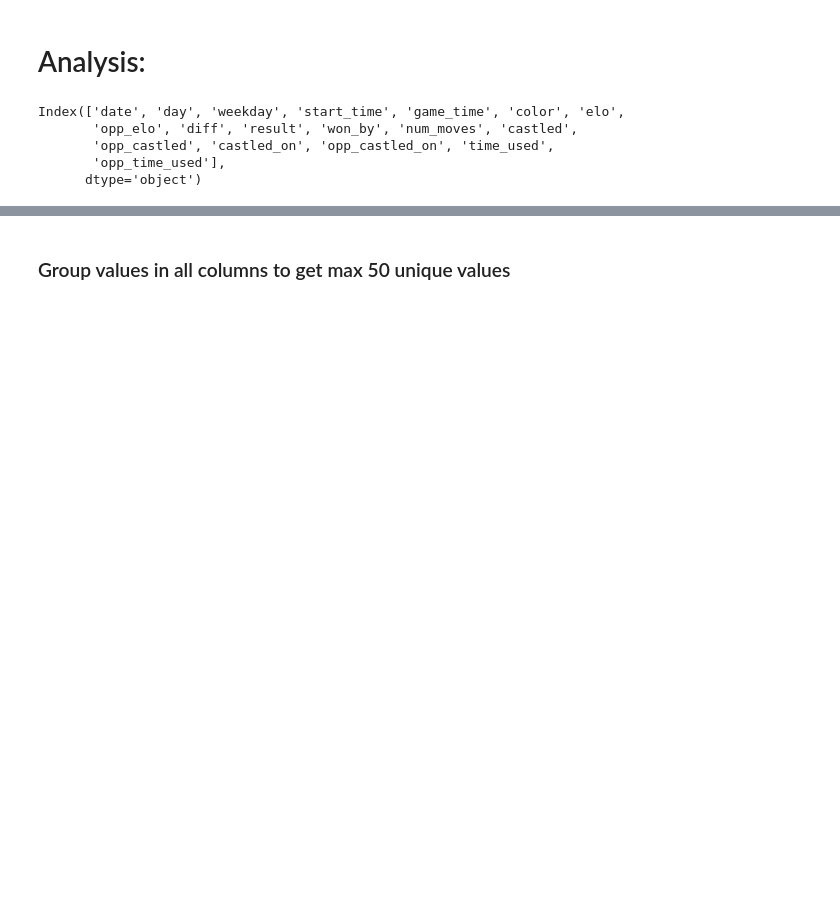
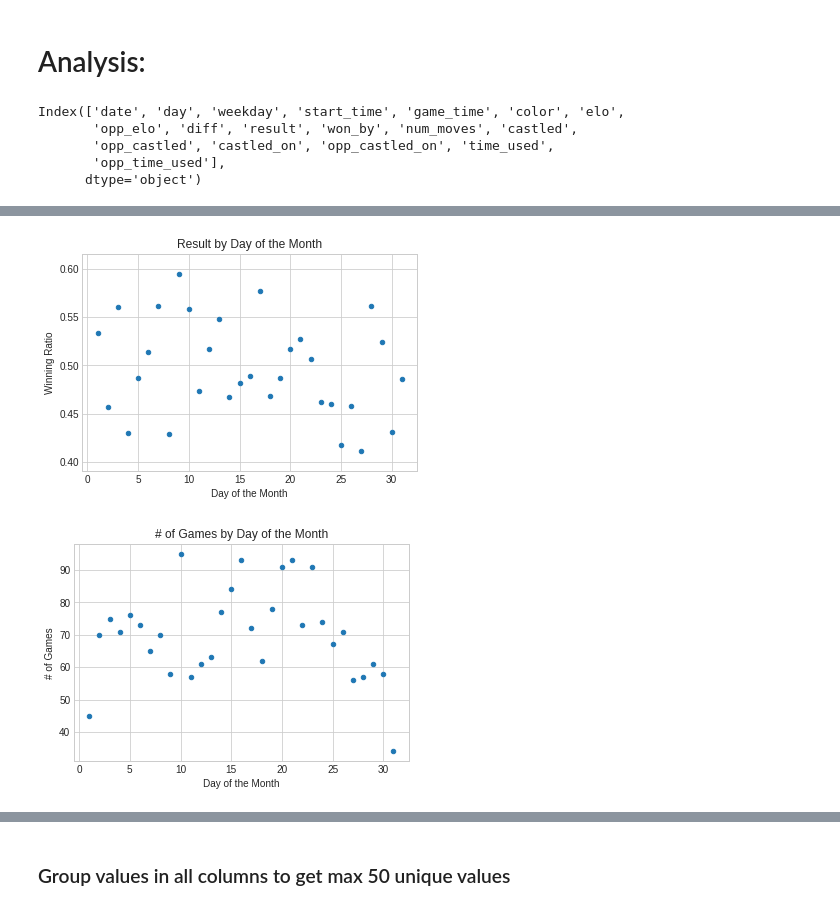
Before and after one commit to Data-is-life/lots-of-data, a Jupyter notebook: src/Chess_analysis.ipynb, the cells around one changed output, grey strips where cells are left out. Cells and saved outputs as stored; diff of their text form; code cells hidden in the pictures; blank space fills up the shorter version.

```diff
--- a/src/Chess_analysis.ipynb
+++ b/src/Chess_analysis.ipynb
@@ -127,0 +61,17 @@ df_draw = df[df['result']==0.5]
+# %%
+df_mean_by_day = df.groupby('day').mean()
+df_mean_by_day.reset_index(inplace=True)
+df_mean_by_day.plot.scatter(x='day', y='result', legend=False,
+                            title='Result by Day of the Month')
+plt.ylabel('Winning Ratio')
+plt.xlabel('Day of the Month')
+df_count_by_day = df.groupby('day').count()
+df_count_by_day.reset_index(inplace=True)
+df_count_by_day.plot.scatter(x='day', y='result', legend=False,
+                             title='# of Games by Day of the Month')
+plt.ylabel('# of Games')
+plt.xlabel('Day of the Month')
+plt.show()
+# %% [output]
+[figure, added]
+[figure, added]
```
Also changed, not shown: parts of 45 cells of this notebook, 4 other files.
